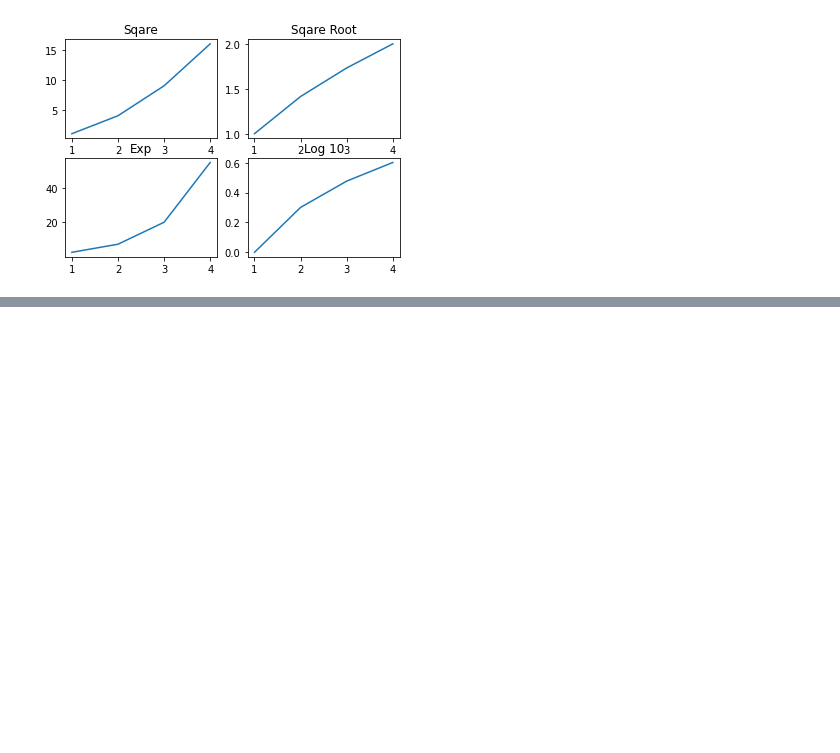
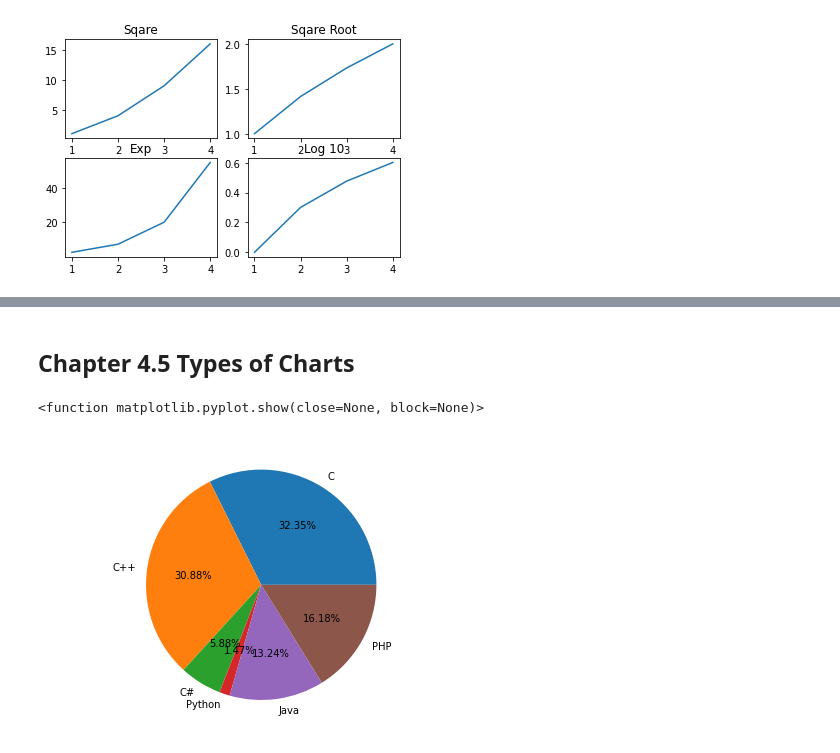
Before and after one commit to imtiaz70/matplotlib, a Jupyter notebook: matplotlibPractice.ipynb, the cells around one changed output, grey strips where cells are left out. Saved outputs shown, nothing was run; the diff lists cells and outputs as text; code cells hidden in the pictures; blank space fills up the shorter version.

```diff
--- a/matplotlibPractice.ipynb
+++ b/matplotlibPractice.ipynb
@@ -92,0 +94,16 @@ plt.show()
+# %% [markdown]
+## Chapter 4.5 Types of Charts
+# %%
+import matplotlib.pyplot as plt
+import numpy as np
+
+fig = plt.figure()
+ax = fig.add_axes([0,0,1,1])
+ax.axis('equal')
+langs = ['C' , 'C++' , 'C#' , 'Python' , 'Java' , 'PHP']
+students = [22,21,4,1,9,11]
+ax.pie(students,labels= langs , autopct='%1.2f%%')
+plt.show
+# %% [output]
+<function matplotlib.pyplot.show(close=None, block=None)>
+[figure, added]
```
Also changed, not shown: parts of 3 cells of this notebook.
